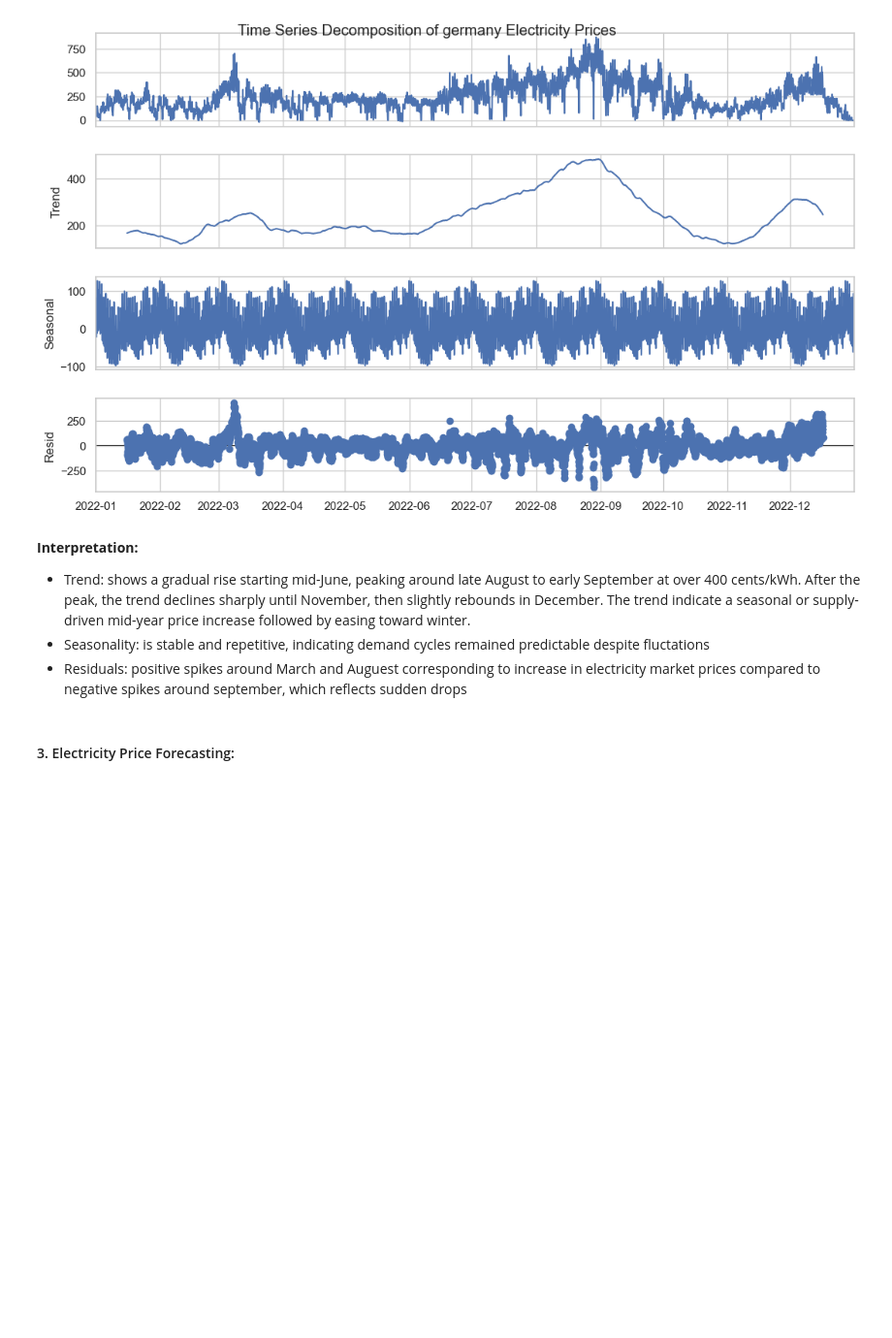
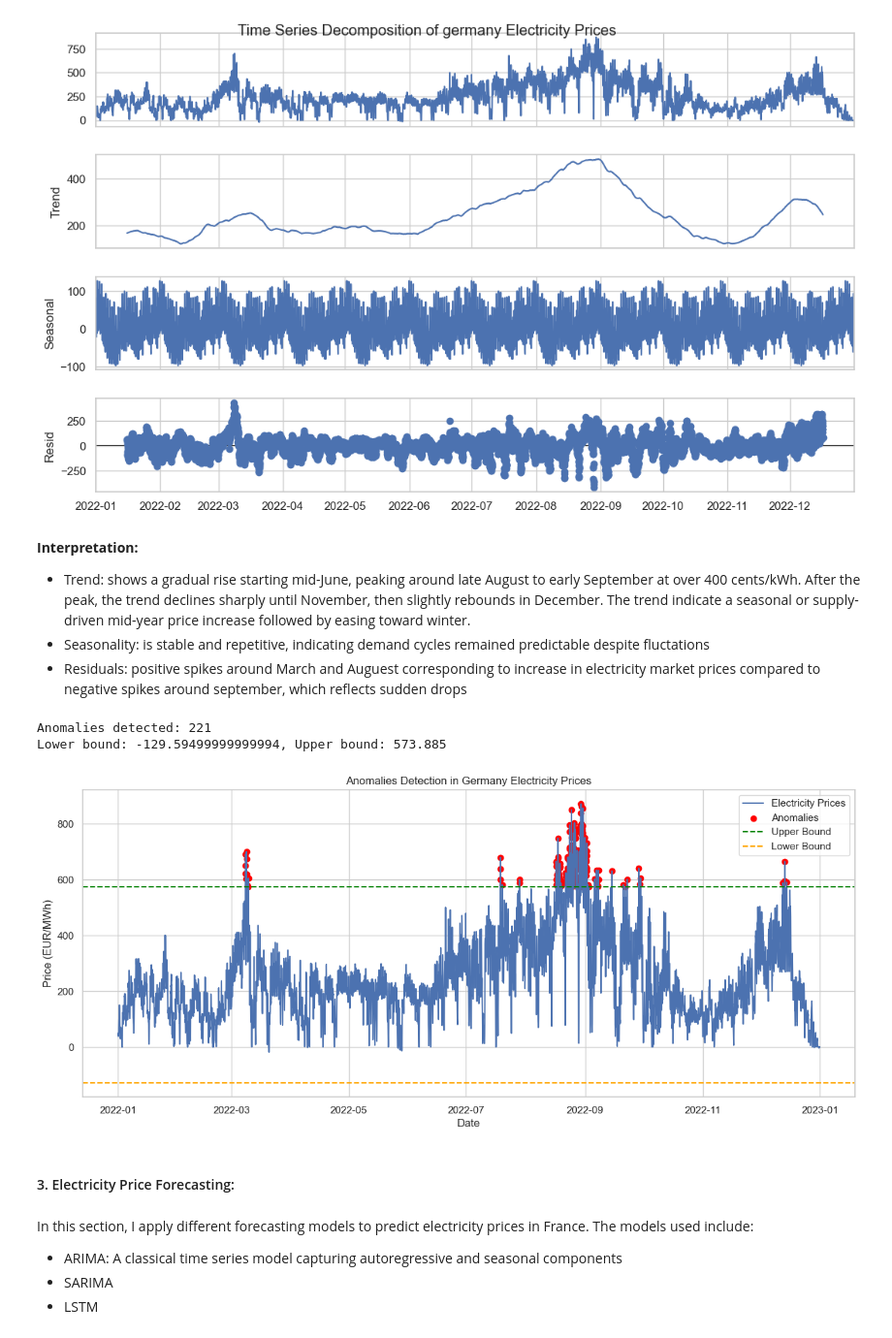
Before and after one commit to FarahArbi/Electricity-Day-Ahead-Prices, a Jupyter notebook: notebook.ipynb, the cells around one changed output. Shown at 97% size. Cells and saved outputs as stored; diff of their text form; code cells hidden in the pictures; blank space fills up the shorter version.

Commit message:
Anomalies detection

```diff
--- a/notebook.ipynb
+++ b/notebook.ipynb
@@ -272,2 +270,41 @@ plt.show()
+# %%
+#Anomalies detection using statistical methods (Interquartile Range - IQR)
+germany_prices = data['germany'].copy()
+
+# Define function to detect anomalies using IQR method
+def detect_anomalies(data):
+    Q1 = data.quantile(0.25)
+    Q3 = data.quantile(0.75)
+    IQR = Q3 - Q1
+    lower_bound = Q1 - 1.5 * IQR
+    upper_bound = Q3 + 1.5 * IQR
+    anomalies = data[(data < lower_bound) | (data > upper_bound)]
+    return anomalies, lower_bound, upper_bound
+
+anomalies, lower_bound, upper_bound = detect_anomalies(germany_prices)
+
+print(f"Anomalies detected: {len(anomalies)}")
+print(f"Lower bound: {lower_bound}, Upper bound: {upper_bound}")
+
+# Plot anomalies
+plt.figure(figsize=(15,6))
+plt.plot(germany_prices, label='Electricity Prices')
+plt.scatter(anomalies.index, anomalies, color='red', label='Anomalies')
+plt.axhline(y=upper_bound, color='green', linestyle='--', label='Upper Bound')
+plt.axhline(y=lower_bound, color='orange', linestyle='--', label='Lower Bound')
+plt.title('Anomalies Detection in Germany Electricity Prices')
+plt.xlabel('Date')
+plt.ylabel('Price (EUR/MWh)')
+plt.legend()
+plt.show()
+# %% [output]
+Anomalies detected: 221
+Lower bound: -129.59499999999994, Upper bound: 573.885
+[figure, added]
 # %% [markdown]
 #### 3. Electricity Price Forecasting:
+# %% [markdown]
+In this section, I apply different forecasting models to predict electricity prices in France. The models used include:
+- ARIMA: A classical time series model capturing autoregressive and seasonal components
+- SARIMA
+- LSTM
```
Also changed, not shown: parts of 2 cells of this notebook, 1 other file.
